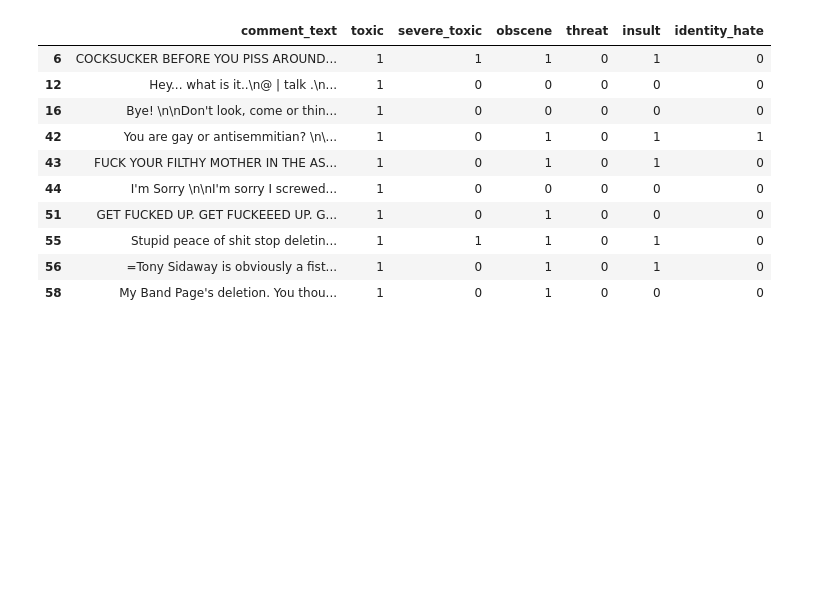
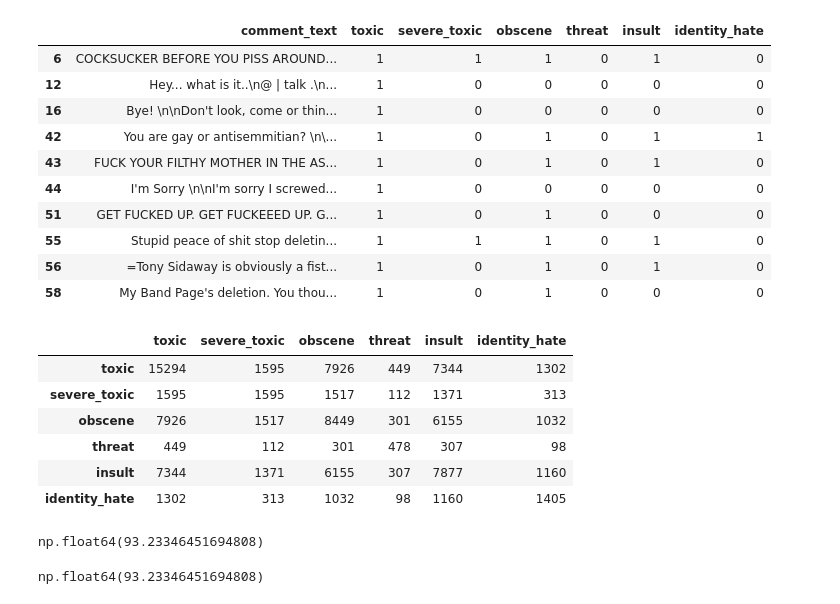
Before and after one commit to sphoorthi-munnangi/social-media-comment-moderator, a Jupyter notebook: notebooks/01_data_exploration.ipynb, the cells around one changed output. Saved outputs shown, nothing was run; the diff lists cells and outputs as text; code cells hidden in the pictures; blank space fills up the shorter version.

```diff
--- a/notebooks/01_data_exploration.ipynb
+++ b/notebooks/01_data_exploration.ipynb
@@ -224,3 +222,35 @@ df[df["is_harmful"] == 1][
 | 55 | Stupid peace of shit stop deletin... | 1 | 1 | 1 | 0 | 1 | 0 |
 | 56 | =Tony Sidaway is obviously a fist... | 1 | 0 | 1 | 0 | 1 | 0 |
 | 58 | My Band Page's deletion. You thou... | 1 | 0 | 1 | 0 | 0 | 0 |
+# %%
+label_cooccurrence = df[label_columns].T.dot(df[label_columns])
+
+label_cooccurrence
+# %% [output]
+|  | toxic | severe_toxic | obscene | threat | insult | identity_hate |
+| toxic | 15294 | 1595 | 7926 | 449 | 7344 | 1302 |
+| severe_toxic | 1595 | 1595 | 1517 | 112 | 1371 | 313 |
+| obscene | 7926 | 1517 | 8449 | 301 | 6155 | 1032 |
+| threat | 449 | 112 | 301 | 478 | 307 | 98 |
+| insult | 7344 | 1371 | 6155 | 307 | 7877 | 1160 |
+| identity_hate | 1302 | 313 | 1032 | 98 | 1160 | 1405 |
+# %%
+toxic_insult_percentage = (
+    label_cooccurrence.loc["toxic", "insult"]
+    / label_counts["insult"]
+    * 100
+)
+
+toxic_insult_percentage
+# %% [output]
+np.float64(93.23346451694808)
+# %%
+toxic_insult_percentage = (
+    label_cooccurrence.loc["toxic", "insult"]
+    / label_counts["insult"]
+    * 100
+)
+
+toxic_insult_percentage
+# %% [output]
+np.float64(93.23346451694808)
```
Also changed, not shown: parts of 3 cells of this notebook.
